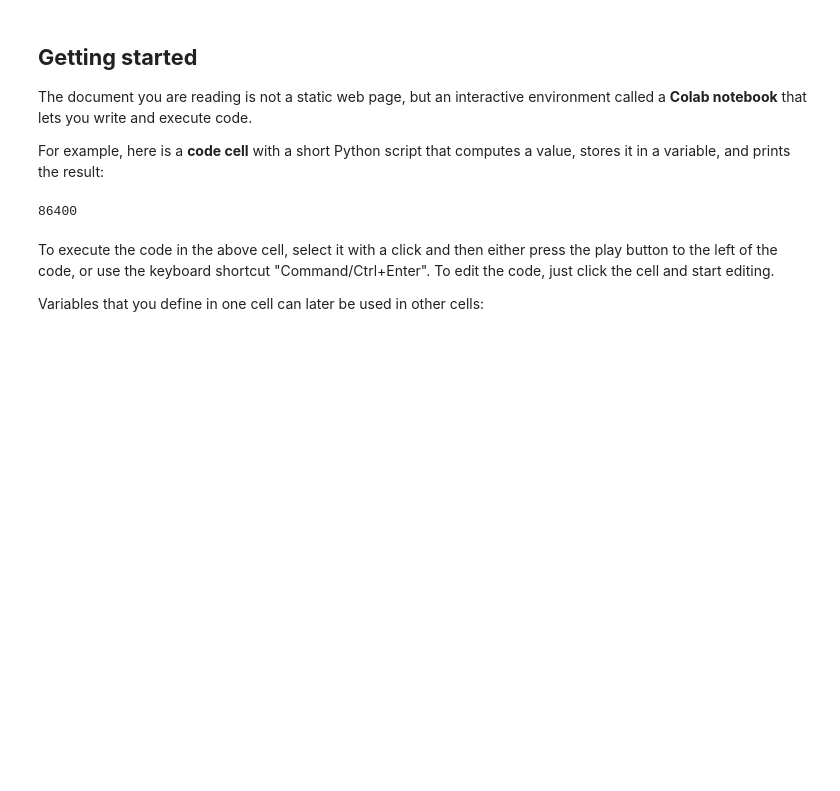
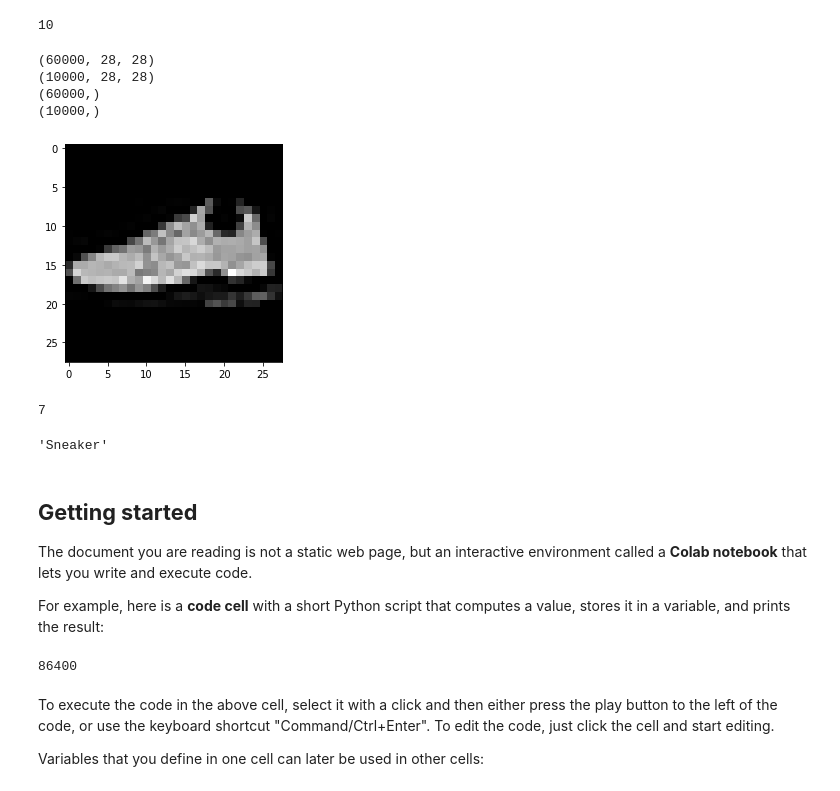
Before and after one commit to thianjin/SCB_ET_ML_Training, a Jupyter notebook: tensorflowExample.ipynb, the cells around one changed output. Drawn from its saved outputs; the diff is of its cells as text; code cells hidden in the pictures; blank space fills up the shorter version.

```diff
--- a/tensorflowExample.ipynb
+++ b/tensorflowExample.ipynb
@@ -11,3 +11,10 @@ Colaboratory, or "Colab" for short, allows you to write and execute Python in yo
 - Easy sharing
 
 Whether you're a **student**, a **data scientist** or an **AI researcher**, Colab can make your work easier. Watch [Introduction to Colab](https://www.youtube.com/watch?v=inN8seMm7UI) to learn more, or just get started below!
+# %%
+from tensorflow.keras.datasets import fashion_mnist
+(xtr,ytr),(xts,yts) = fashion_mnist.load_data()
+print(xtr.shape)
+print(xts.shape)
+print(ytr.shape)
+print(yts.shape)
@@ -14,3 +34,38 @@ Whether you're a **student**, a **data scientist** or an **AI researcher**, Cola
+# %%
+names = ["T-shirt/top","Trouser","Pullover","Dress","Coat","Sandal","Shirt","Sneaker","Bag","Ankle boot"]
+len(names)
+# %% [output]
+10
+# %%
+import matplotlib.pyplot as plt
+import numpy as np
+from tensorflow.keras.datasets import fashion_mnist
+(xtr,ytr),(xts,yts) = fashion_mnist.load_data()
+# %%
+names = ["T-shirt/top","Trouser","Pullover","Dress","Coat","Sandal","Shirt","Sneaker","Bag","Ankle boot"]
+len(names)
+print(xtr.shape)
+print(xts.shape)
+print(ytr.shape)
+print(yts.shape)
+# %% [output]
+(60000, 28, 28)
+(10000, 28, 28)
+(60000,)
+(10000,)
+# %%
+plt.imshow(xtr[55180],cmap='gray')
+plt.show()
+# %% [output]
+[figure, added]
+# %%
+ytr[55180]
+# %% [output]
+7
+# %%
+names[ytr[55180]]
+# %% [output]
+'Sneaker'
 # %% [markdown]
 ## **Getting started**
 
```
Also changed, not shown: parts of 1 cell of this notebook.
